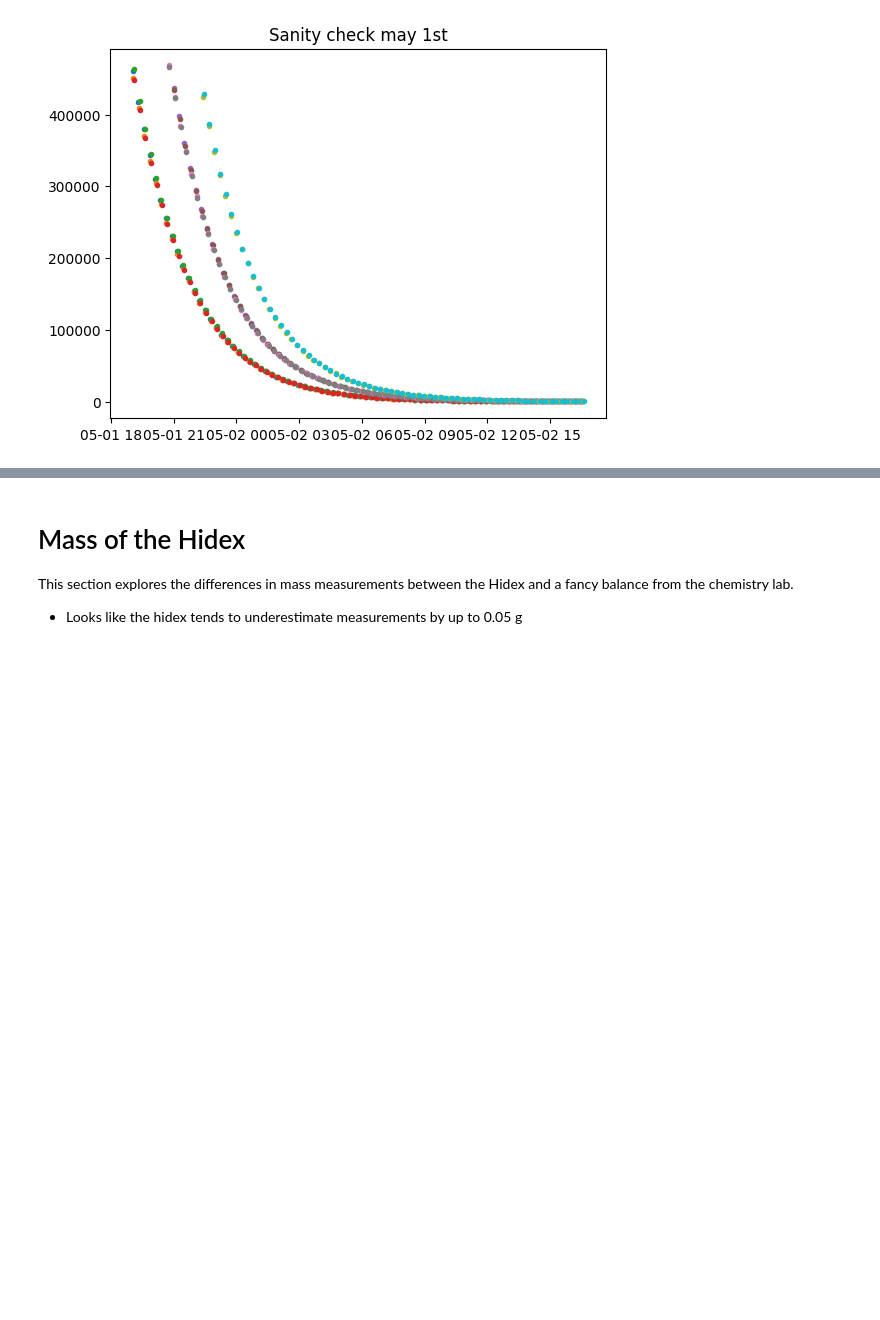
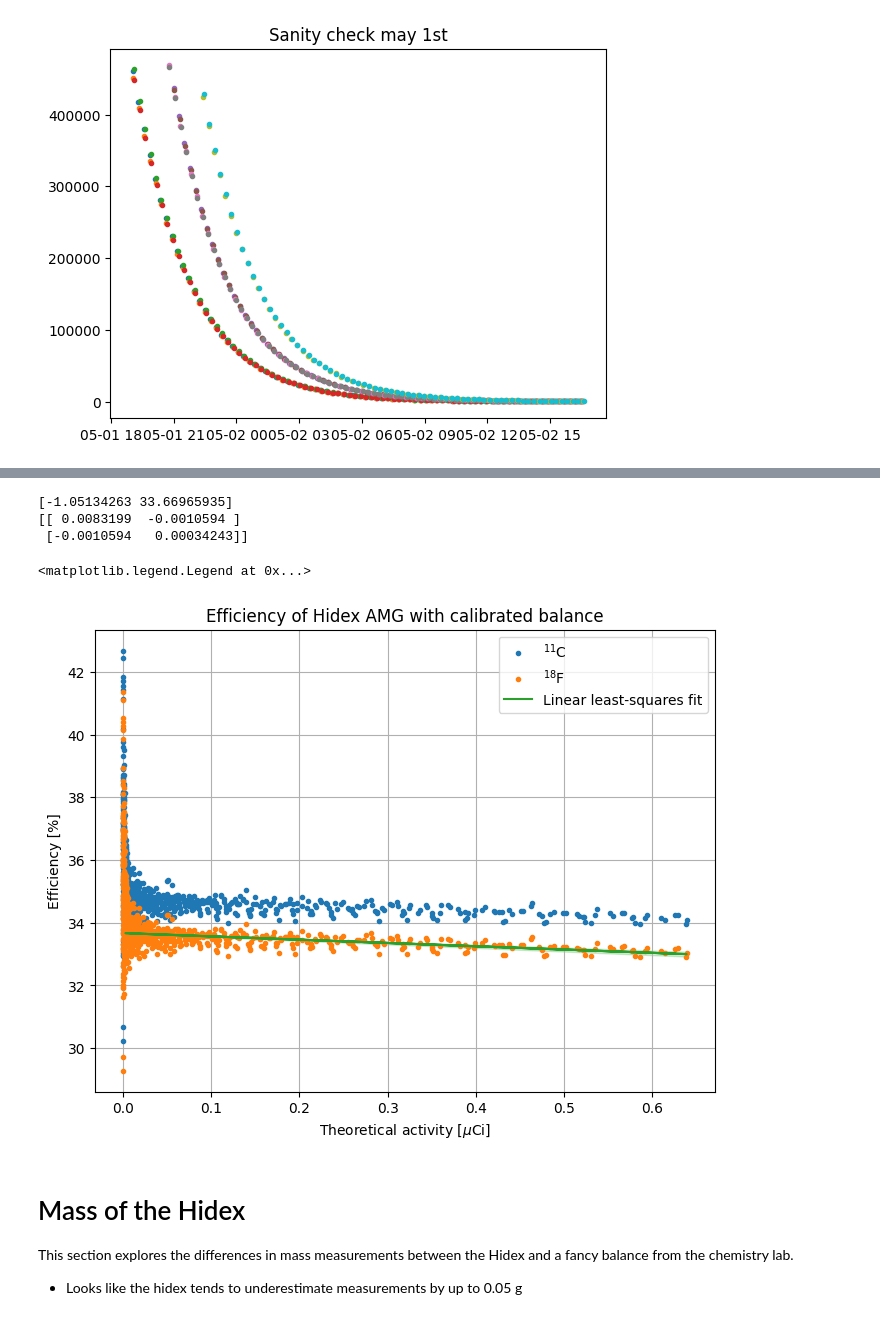
Before and after one commit to wunderbeere/hidex-calibration, a Jupyter notebook: efficiency/set_4/efficiency_set4.ipynb, the cells around one changed output, grey strips where cells are left out. Saved outputs shown, nothing was run; the diff lists cells and outputs as text; code cells hidden in the pictures; blank space fills up the shorter version.

```diff
--- a/efficiency/set_4/efficiency_set4.ipynb
+++ b/efficiency/set_4/efficiency_set4.ipynb
@@ -99,3 +99,44 @@ plt.legend()
+# %%
+# branching ratio: calculate c11
+BR_11C = 0.998
+BR_18F = 0.967
+
+efficiency_C = efficiency*BR_11C/BR_18F
+
+# plotting
+plt.figure(figsize=(8,6))
+plt.title("Efficiency of Hidex AMG with calibrated balance")
+plt.ylabel("Efficiency [%]")
+plt.xlabel(r"Theoretical activity [$\mu$Ci]")
+
+plt.plot(ref_activity, efficiency_C, ".", label=r"$^{11}$C")
+plt.plot(ref_activity, efficiency, ".", label=r"$^{18}$F")
+
+#plt.xlim(0, 0.001)
+
+#plt.xscale('log')
+plt.grid()
+x = ref_activity[np.isfinite(efficiency)][:500]
+y = efficiency[np.isfinite(efficiency)][:500]
+
+b, cov = np.polyfit(x, y, 1, cov = True)
+print(b)
+print(cov)
+plt.plot(x, x*b[0] + b[1], color='C2', label="Linear least-squares fit")
+perr = np.sqrt(np.diag(cov))
+
+x = np.linspace(min(x), max(x), 126)
+y_plus = (b[0]+perr[0])*x + b[1]+perr[1]
+y_minus = (b[0]-perr[0])*x + b[1]-perr[1]
+plt.fill_between(x, y_minus, y_plus, alpha=0.2, color='C2')
+
+plt.legend()
+# %% [output]
+[-1.05134263 33.66965935]
+[[ 0.0083199  -0.0010594 ]
+ [-0.0010594   0.00034243]]
+<matplotlib.legend.Legend at 0x...>
+[figure, added]
 # %% [markdown]
 # Mass of the Hidex
 
```
Also changed, not shown: parts of 2 cells of this notebook, 8 other files.
